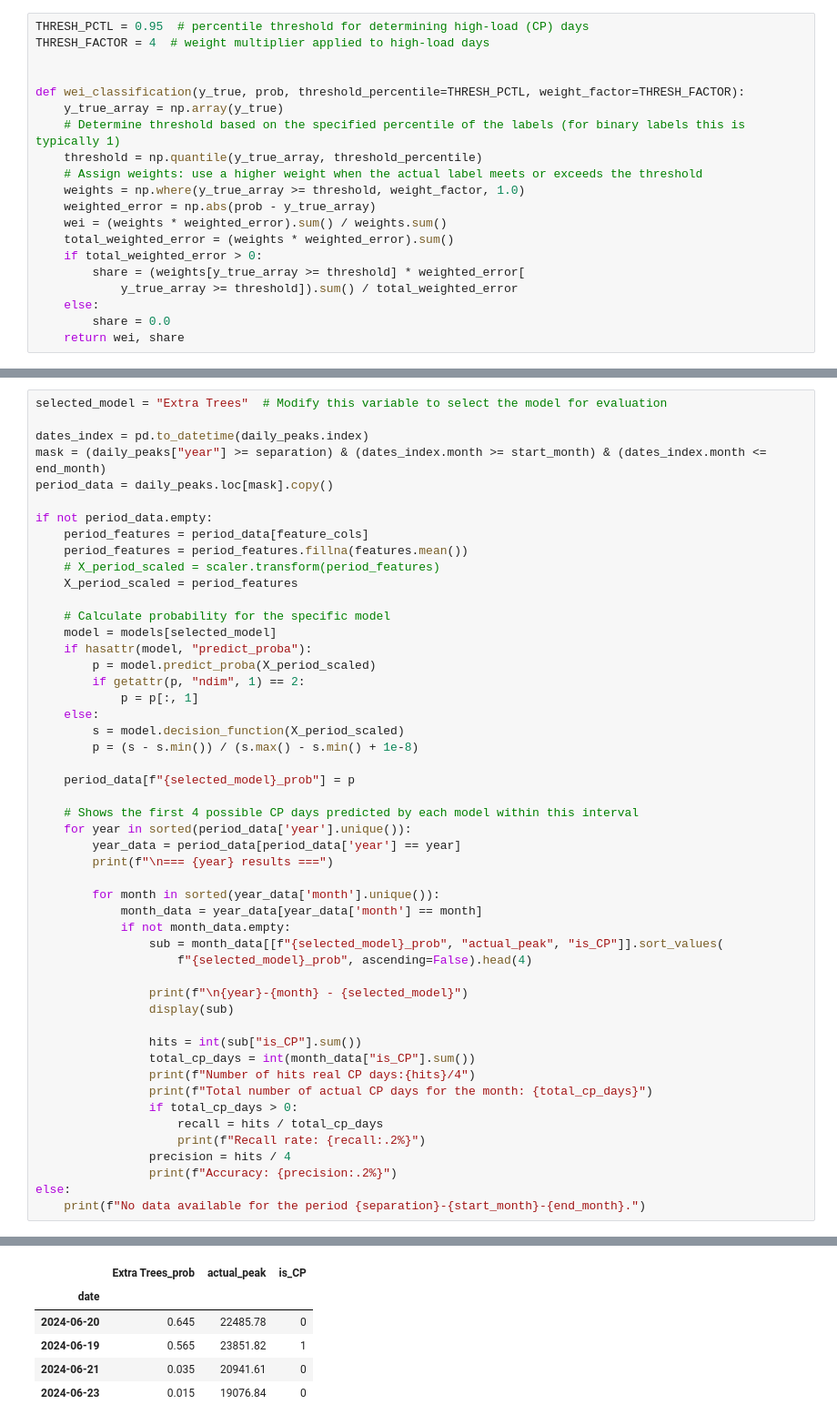
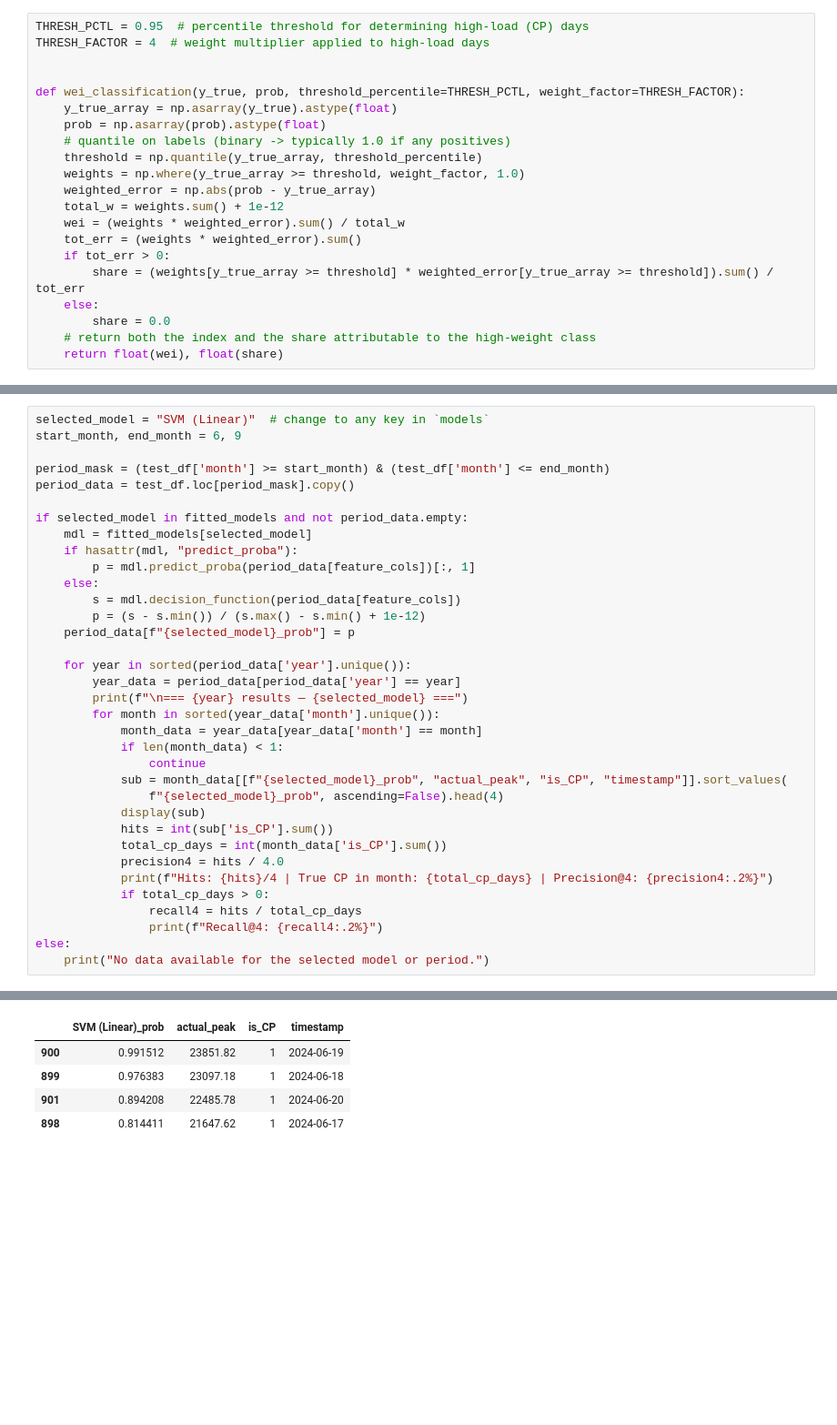
Before and after one commit to EmiyaKatuz/Probabilistic-Algorithm-for-5CP, a Jupyter notebook: cp_evaluation.ipynb, the cells around one changed output, grey strips where cells are left out. Shown at 91% size. Drawn from its saved outputs; the diff is of its cells as text; blank space fills up the shorter version.

```diff
--- a/cp_evaluation.ipynb
+++ b/cp_evaluation.ipynb
@@ -483,17 +450,18 @@ THRESH_FACTOR = 4  # weight multiplier applied to high-load days
 
 
 def wei_classification(y_true, prob, threshold_percentile=THRESH_PCTL, weight_factor=THRESH_FACTOR):
-    y_true_array = np.array(y_true)
-    # Determine threshold based on the specified percentile of the labels (for binary labels this is typically 1)
+    y_true_array = np.asarray(y_true).astype(float)
+    prob = np.asarray(prob).astype(float)
+    # quantile on labels (binary -> typically 1.0 if any positives)
     threshold = np.quantile(y_true_array, threshold_percentile)
-    # Assign weights: use a higher weight when the actual label meets or exceeds the threshold
     weights = np.where(y_true_array >= threshold, weight_factor, 1.0)
     weighted_error = np.abs(prob - y_true_array)
-    wei = (weights * weighted_error).sum() / weights.sum()
-    total_weighted_error = (weights * weighted_error).sum()
-    if total_weighted_error > 0:
-        share = (weights[y_true_array >= threshold] * weighted_error[
-            y_true_array >= threshold]).sum() / total_weighted_error
+    total_w = weights.sum() + 1e-12
+    wei = (weights * weighted_error).sum() / total_w
+    tot_err = (weights * weighted_error).sum()
+    if tot_err > 0:
+        share = (weights[y_true_array >= threshold] * weighted_error[y_true_array >= threshold]).sum() / tot_err
     else:
         share = 0.0
-    return wei, share
+    # return both the index and the share attributable to the high-weight class
+    return float(wei), float(share)
@@ -598,51 +659,36 @@ Comparison of evaluation indicators of each model:
 # %%
-selected_model = "Extra Trees"  # Modify this variable to select the model for evaluation
+selected_model = "SVM (Linear)"  # change to any key in `models`
+start_month, end_month = 6, 9
 
-dates_index = pd.to_datetime(daily_peaks.index)
-mask = (daily_peaks["year"] >= separation) & (dates_index.month >= start_month) & (dates_index.month <= end_month)
-period_data = daily_peaks.loc[mask].copy()
+period_mask = (test_df['month'] >= start_month) & (test_df['month'] <= end_month)
+period_data = test_df.loc[period_mask].copy()
 
-if not period_data.empty:
-    period_features = period_data[feature_cols]
-    period_features = period_features.fillna(features.mean())
-    # X_period_scaled = scaler.transform(period_features)
-    X_period_scaled = period_features
-
-    # Calculate probability for the specific model
-    model = models[selected_model]
-    if hasattr(model, "predict_proba"):
-        p = model.predict_proba(X_period_scaled)
-        if getattr(p, "ndim", 1) == 2:
-            p = p[:, 1]
+if selected_model in fitted_models and not period_data.empty:
+    mdl = fitted_models[selected_model]
+    if hasattr(mdl, "predict_proba"):
+        p = mdl.predict_proba(period_data[feature_cols])[:, 1]
     else:
-        s = model.decision_function(X_period_scaled)
-        p = (s - s.min()) / (s.max() - s.min() + 1e-8)
-
+        s = mdl.decision_function(period_data[feature_cols])
+        p = (s - s.min()) / (s.max() - s.min() + 1e-12)
     period_data[f"{selected_model}_prob"] = p
 
-    # Shows the first 4 possible CP days predicted by each model within this interval
     for year in sorted(period_data['year'].unique()):
         year_data = period_data[period_data['year'] == year]
-        print(f"\n=== {year} results ===")
-
+        print(f"\n=== {year} results — {selected_model} ===")
         for month in sorted(year_data['month'].unique()):
             month_data = year_data[year_data['month'] == month]
-            if not month_data.empty:
-                sub = month_data[[f"{selected_model}_prob", "actual_peak", "is_CP"]].sort_values(
-                    f"{selected_model}_prob", ascending=False).head(4)
-
-                print(f"\n{year}-{month} - {selected_model}")
-                display(sub)
-
-                hits = int(sub["is_CP"].sum())
-                total_cp_days = int(month_data["is_CP"].sum())
-                print(f"Number of hits real CP days:{hits}/4")
-                print(f"Total number of actual CP days for the month: {total_cp_days}")
-                if total_cp_days > 0:
-                    recall = hits / total_cp_days
-                    print(f"Recall rate: {recall:.2%}")
-                precision = hits / 4
-                print(f"Accuracy: {precision:.2%}")
+            if len(month_data) < 1:
+                continue
+            sub = month_data[[f"{selected_model}_prob", "actual_peak", "is_CP", "timestamp"]].sort_values(
+                f"{selected_model}_prob", ascending=False).head(4)
+            display(sub)
+            hits = int(sub['is_CP'].sum())
+            total_cp_days = int(month_data['is_CP'].sum())
+            precision4 = hits / 4.0
+            print(f"Hits: {hits}/4 | True CP in month: {total_cp_days} | Precision@4: {precision4:.2%}")
+            if total_cp_days > 0:
+                recall4 = hits / total_cp_days
+                print(f"Recall@4: {recall4:.2%}")
 else:
-    print(f"No data available for the period {separation}-{start_month}-{end_month}.")
+    print("No data available for the selected model or period.")
 # %% [output]
@@ -652,6 +696,5 @@ else:
-|  | Extra Trees_prob | actual_peak | is_CP |
-| date |  |  |  |
-| 2024-06-20 | 0.645 | 22485.78 | 0 |
-| 2024-06-19 | 0.565 | 23851.82 | 1 |
-| 2024-06-21 | 0.035 | 20941.61 | 0 |
-| 2024-06-23 | 0.015 | 19076.84 | 0 |
+|  | SVM (Linear)_prob | actual_peak | is_CP | timestamp |
+| 900 | 0.991512 | 23851.82 | 1 | 2024-06-19 |
+| 899 | 0.976383 | 23097.18 | 1 | 2024-06-18 |
+| 901 | 0.894208 | 22485.78 | 1 | 2024-06-20 |
+| 898 | 0.814411 | 21647.62 | 1 | 2024-06-17 |
```
Also changed, not shown: parts of 16 cells of this notebook, 2 other files.
